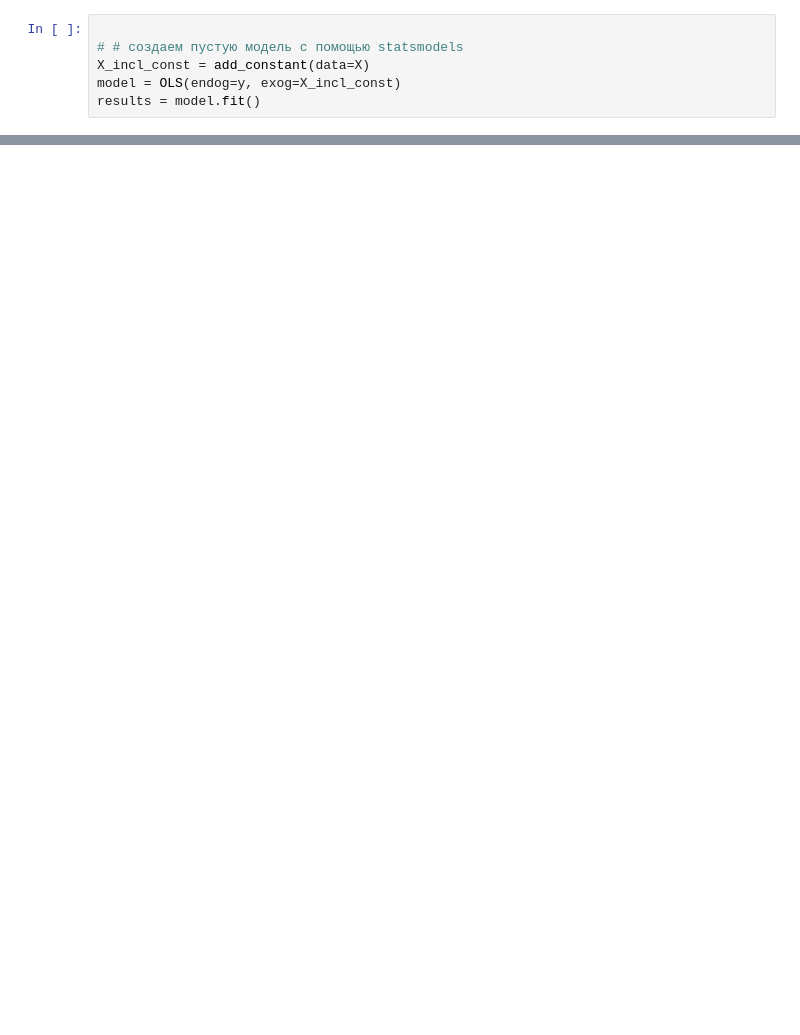
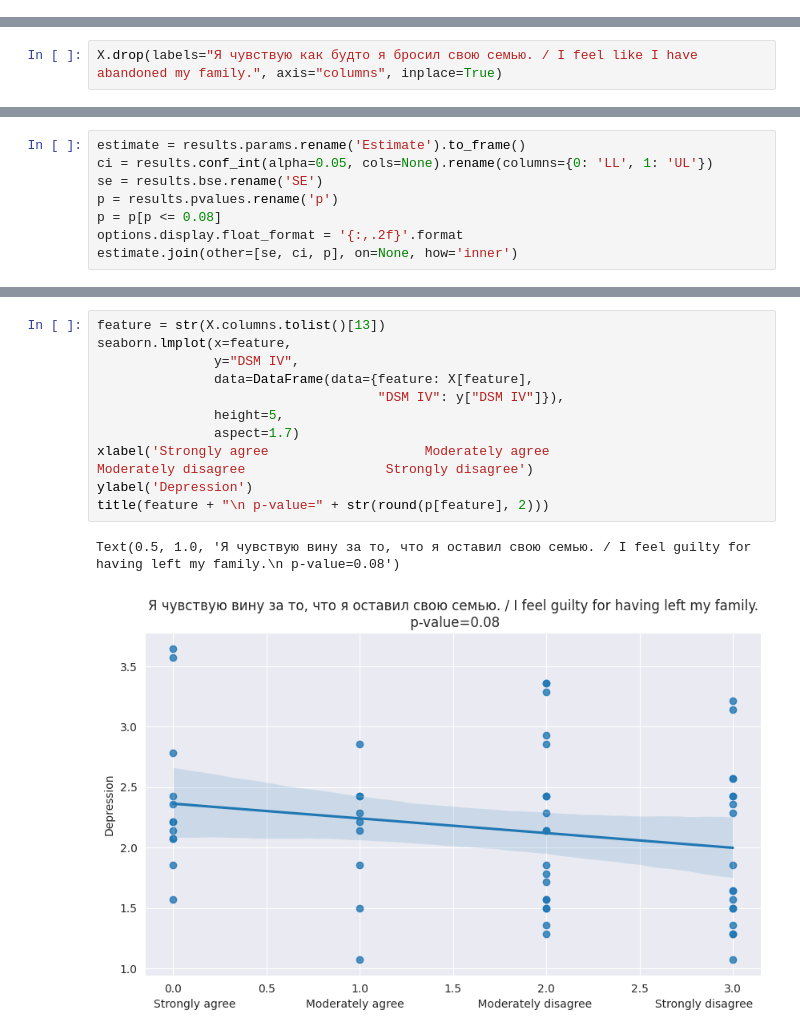
Before and after one commit to DimitriBolt/PTSD, a Jupyter notebook: Depression~DailyStressors.ipynb, the cells around one changed output, grey strips where cells are left out. Saved outputs shown, nothing was run; the diff lists cells and outputs as text; blank space fills up the shorter version.

Commit message:
Stepwise regression for the Depression

```diff
--- a/Depression~DailyStressors.ipynb
+++ b/Depression~DailyStressors.ipynb
@@ -47,6 +0,0 @@ X: DataFrame = X[X.index.isin(y.index)]
-# %%
-
-# # создаем пустую модель c помощью statsmodels
-X_incl_const = add_constant(data=X)
-model = OLS(endog=y, exog=X_incl_const)
-results = model.fit()
@@ -159,0 +95,2 @@ Text(0.5, 1.0, 'Я чувствую как будто я бросил свою
+# %%
+X.drop(labels="Я чувствую как будто я бросил свою семью. / I feel like I have abandoned my family.", axis="columns", inplace=True)
@@ -159,0 +125,8 @@ Text(0.5, 1.0, 'Я чувствую как будто я бросил свою
+# %%
+estimate = results.params.rename('Estimate').to_frame()
+ci = results.conf_int(alpha=0.05, cols=None).rename(columns={0: 'LL', 1: 'UL'})
+se = results.bse.rename('SE')
+p = results.pvalues.rename('p')
+p = p[p <= 0.08]
+options.display.float_format = '{:,.2f}'.format
+estimate.join(other=[se, ci, p], on=None, how='inner')
@@ -159,0 +171,14 @@ Text(0.5, 1.0, 'Я чувствую как будто я бросил свою
+# %%
+feature = str(X.columns.tolist()[13])
+seaborn.lmplot(x=feature,
+               y="DSM IV",
+               data=DataFrame(data={feature: X[feature],
+                                    "DSM IV": y["DSM IV"]}),
+               height=5,
+               aspect=1.7)
+xlabel('Strongly agree                    Moderately agree                     Moderately disagree                  Strongly disagree')
+ylabel('Depression')
+title(feature + "\n p-value=" + str(round(p[feature], 2)))
+# %% [output]
+Text(0.5, 1.0, 'Я чувствую вину за то, что я оставил свою семью. / I feel guilty for having left my family.\n p-value=0.08')
+[figure, added]
```
Also changed, not shown: parts of 38 cells of this notebook, 1 other file.
